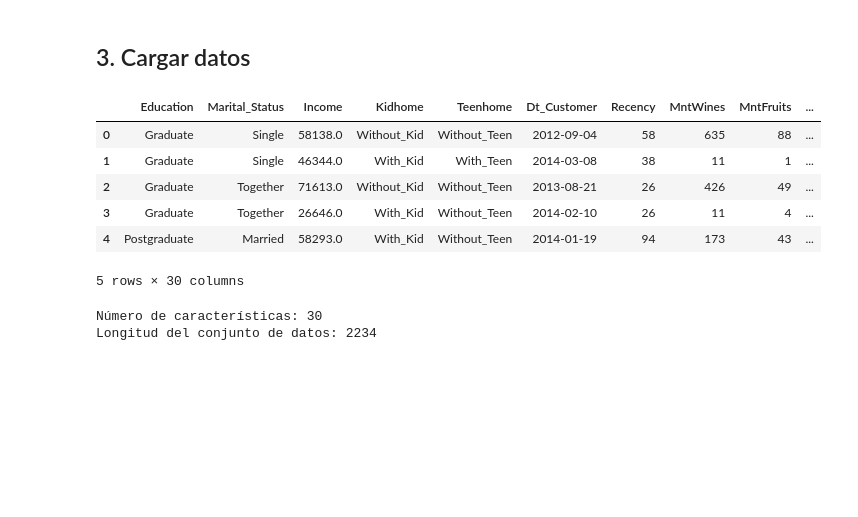
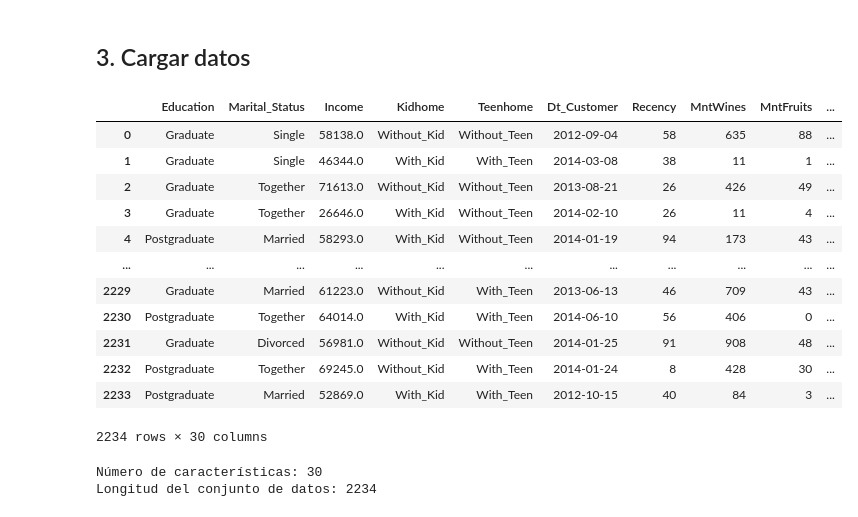
Before and after one commit to xbadiam/Marketing_Campaign, a Jupyter notebook: notebooks/MarketingCampaign.ipynb, the cells around one changed output. Drawn from its saved outputs; the diff is of its cells as text; code cells hidden in the pictures; blank space fills up the shorter version.

```diff
--- a/notebooks/MarketingCampaign.ipynb
+++ b/notebooks/MarketingCampaign.ipynb
@@ -43,15 +43,21 @@ from sklearn.decomposition import PCA
 ## 3. Cargar datos
 # %%
 data = pd.read_csv('/content/Marketing_Campaign/outputs/output.csv')
-data.head()
+data
 # %% [output]
 |  | Education | Marital_Status | Income | Kidhome | Teenhome | Dt_Customer | Recency | MntWines | MntFruits | ... |
 | 0 | Graduate | Single | 58138.0 | Without_Kid | Without_Teen | 2012-09-04 | 58 | 635 | 88 | ... |
 | 1 | Graduate | Single | 46344.0 | With_Kid | With_Teen | 2014-03-08 | 38 | 11 | 1 | ... |
 | 2 | Graduate | Together | 71613.0 | Without_Kid | Without_Teen | 2013-08-21 | 26 | 426 | 49 | ... |
 | 3 | Graduate | Together | 26646.0 | With_Kid | Without_Teen | 2014-02-10 | 26 | 11 | 4 | ... |
 | 4 | Postgraduate | Married | 58293.0 | With_Kid | Without_Teen | 2014-01-19 | 94 | 173 | 43 | ... |
+| ... | ... | ... | ... | ... | ... | ... | ... | ... | ... | ... |
+| 2229 | Graduate | Married | 61223.0 | Without_Kid | With_Teen | 2013-06-13 | 46 | 709 | 43 | ... |
+| 2230 | Postgraduate | Together | 64014.0 | With_Kid | With_Teen | 2014-06-10 | 56 | 406 | 0 | ... |
+| 2231 | Graduate | Divorced | 56981.0 | Without_Kid | Without_Teen | 2014-01-25 | 91 | 908 | 48 | ... |
+| 2232 | Postgraduate | Together | 69245.0 | Without_Kid | With_Teen | 2014-01-24 | 8 | 428 | 30 | ... |
+| 2233 | Postgraduate | Married | 52869.0 | With_Kid | With_Teen | 2012-10-15 | 40 | 84 | 3 | ... |
-5 rows × 30 columns
+2234 rows × 30 columns
 # %%
 print("Número de características:", len(data.columns))
 print("Longitud del conjunto de datos:", len(data))
```
Also changed, not shown: parts of 5 cells of this notebook.
